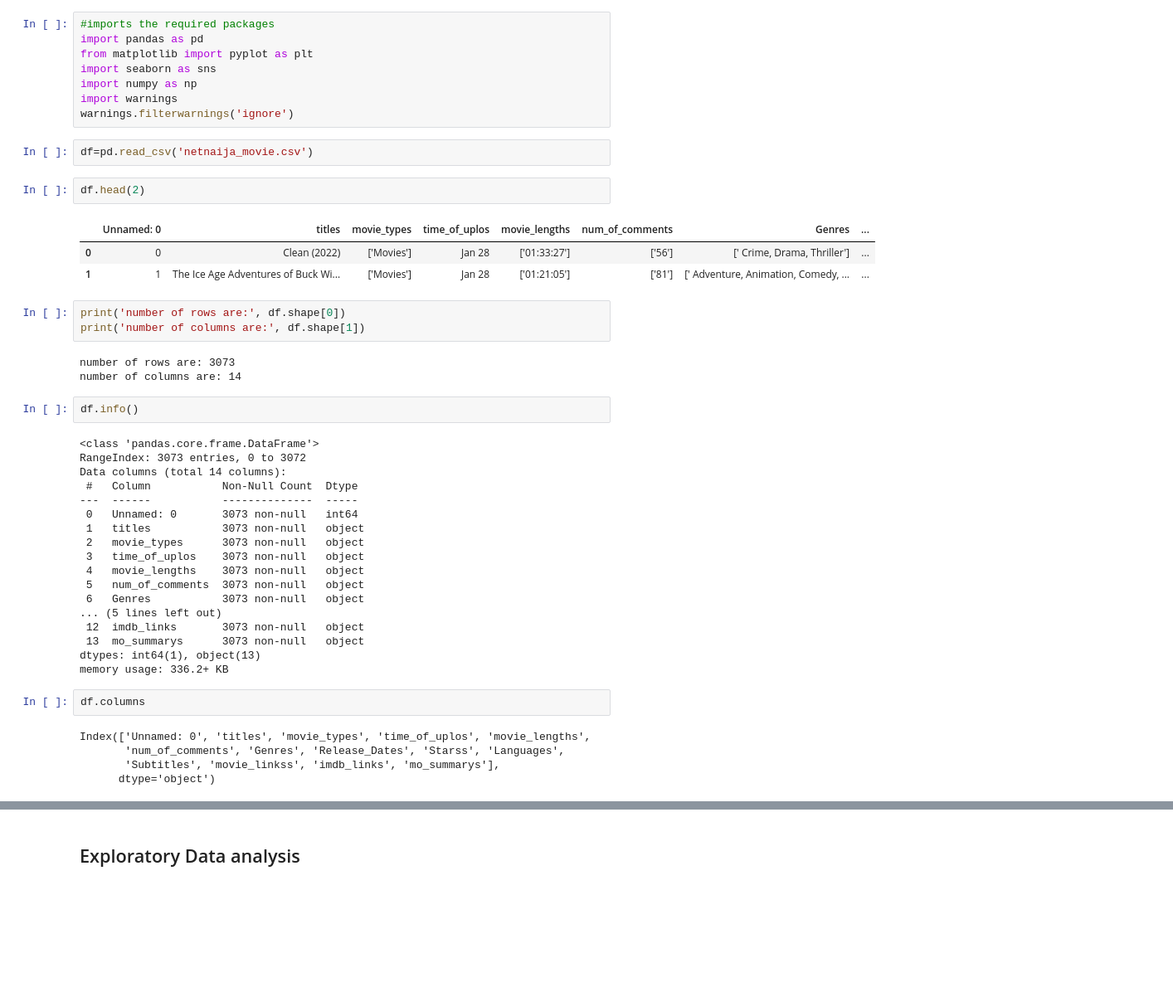
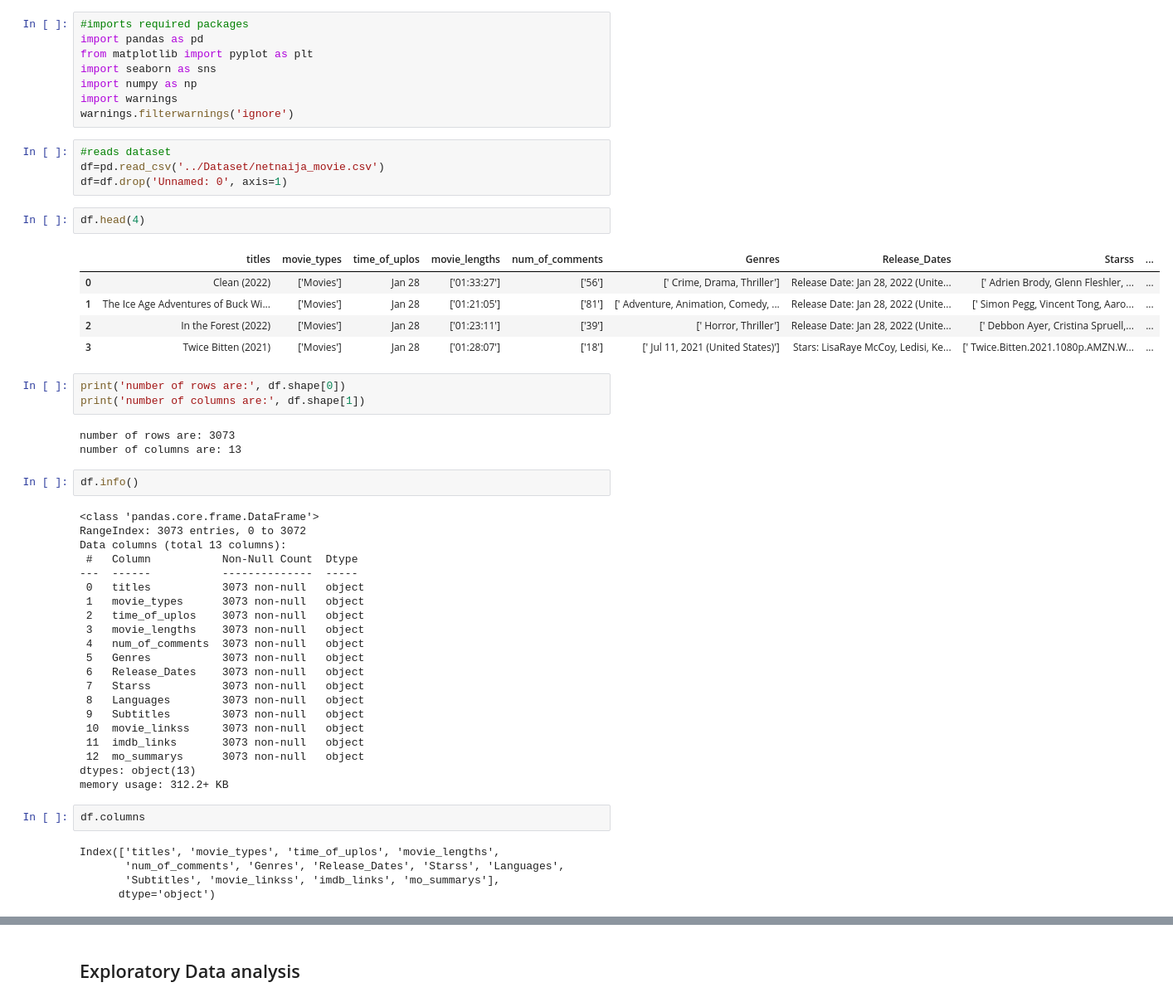
Before and after one commit to Sachimugu/Net_Naija, a Jupyter notebook: Notebook/Data_Wrangling_&_EDA.ipynb, the cells around one changed output, grey strips where cells are left out. Shown at 83% size. Saved outputs shown, nothing was run; the diff lists cells and outputs as text; blank space fills up the shorter version.

```diff
--- a/Notebook/Data_Wrangling_&_EDA.ipynb
+++ b/Notebook/Data_Wrangling_&_EDA.ipynb
@@ -1,49 +1,56 @@
 # %%
-#imports the required packages
+#imports required packages
 import pandas as pd
 from matplotlib import pyplot as plt
 import seaborn as sns
 import numpy as np
 import warnings
 warnings.filterwarnings('ignore')
-# %%
-df=pd.read_csv('netnaija_movie.csv')
+# %%
+#reads dataset
+df=pd.read_csv('../Dataset/netnaija_movie.csv')
+df=df.drop('Unnamed: 0', axis=1)
 # %%
-df.head(2)
+df.head(4)
 # %% [output]
-|  | Unnamed: 0 | titles | movie_types | time_of_uplos | movie_lengths | num_of_comments | Genres | ... |
-| 0 | 0 | Clean (2022) | ['Movies'] | Jan 28 | ['01:33:27'] | ['56'] | [' Crime, Drama, Thriller'] | ... |
-| 1 | 1 | The Ice Age Adventures of Buck Wi... | ['Movies'] | Jan 28 | ['01:21:05'] | ['81'] | [' Adventure, Animation, Comedy, ... | ... |
+|  | titles | movie_types | time_of_uplos | movie_lengths | num_of_comments | Genres | Release_Dates | Starss | ... |
+| 0 | Clean (2022) | ['Movies'] | Jan 28 | ['01:33:27'] | ['56'] | [' Crime, Drama, Thriller'] | Release Date: Jan 28, 2022 (Unite... | [' Adrien Brody, Glenn Fleshler, ... | ... |
+| 1 | The Ice Age Adventures of Buck Wi... | ['Movies'] | Jan 28 | ['01:21:05'] | ['81'] | [' Adventure, Animation, Comedy, ... | Release Date: Jan 28, 2022 (Unite... | [' Simon Pegg, Vincent Tong, Aaro... | ... |
+| 2 | In the Forest (2022) | ['Movies'] | Jan 28 | ['01:23:11'] | ['39'] | [' Horror, Thriller'] | Release Date: Jan 28, 2022 (Unite... | [' Debbon Ayer, Cristina Spruell,... | ... |
+| 3 | Twice Bitten (2021) | ['Movies'] | Jan 28 | ['01:28:07'] | ['18'] | [' Jul 11, 2021 (United States)'] | Stars: LisaRaye McCoy, Ledisi, Ke... | [' Twice.Bitten.2021.1080p.AMZN.W... | ... |
 # %%
 print('number of rows are:', df.shape[0])
 print('number of columns are:', df.shape[1])
 # %% [output]
 number of rows are: 3073
-number of columns are: 14
+number of columns are: 13
 # %%
 df.info()
 # %% [output]
 <class 'pandas.core.frame.DataFrame'>
 RangeIndex: 3073 entries, 0 to 3072
-Data columns (total 14 columns):
+Data columns (total 13 columns):
  #   Column           Non-Null Count  Dtype
 ---  ------           --------------  -----
- 0   Unnamed: 0       3073 non-null   int64
- 1   titles           3073 non-null   object
- 2   movie_types      3073 non-null   object
- 3   time_of_uplos    3073 non-null   object
- 4   movie_lengths    3073 non-null   object
- 5   num_of_comments  3073 non-null   object
- 6   Genres           3073 non-null   object
-... (5 lines left out)
- 12  imdb_links       3073 non-null   object
- 13  mo_summarys      3073 non-null   object
-dtypes: int64(1), object(13)
-memory usage: 336.2+ KB
+ 0   titles           3073 non-null   object
+ 1   movie_types      3073 non-null   object
+ 2   time_of_uplos    3073 non-null   object
+ 3   movie_lengths    3073 non-null   object
+ 4   num_of_comments  3073 non-null   object
+ 5   Genres           3073 non-null   object
+ 6   Release_Dates    3073 non-null   object
+ 7   Starss           3073 non-null   object
+ 8   Languages        3073 non-null   object
+ 9   Subtitles        3073 non-null   object
+ 10  movie_linkss     3073 non-null   object
+ 11  imdb_links       3073 non-null   object
+ 12  mo_summarys      3073 non-null   object
+dtypes: object(13)
+memory usage: 312.2+ KB
 # %%
 df.columns
 # %% [output]
-Index(['Unnamed: 0', 'titles', 'movie_types', 'time_of_uplos', 'movie_lengths',
+Index(['titles', 'movie_types', 'time_of_uplos', 'movie_lengths',
        'num_of_comments', 'Genres', 'Release_Dates', 'Starss', 'Languages',
        'Subtitles', 'movie_linkss', 'imdb_links', 'mo_summarys'],
       dtype='object')
```
Also changed, not shown: parts of 79 cells of this notebook, 1 other file.
